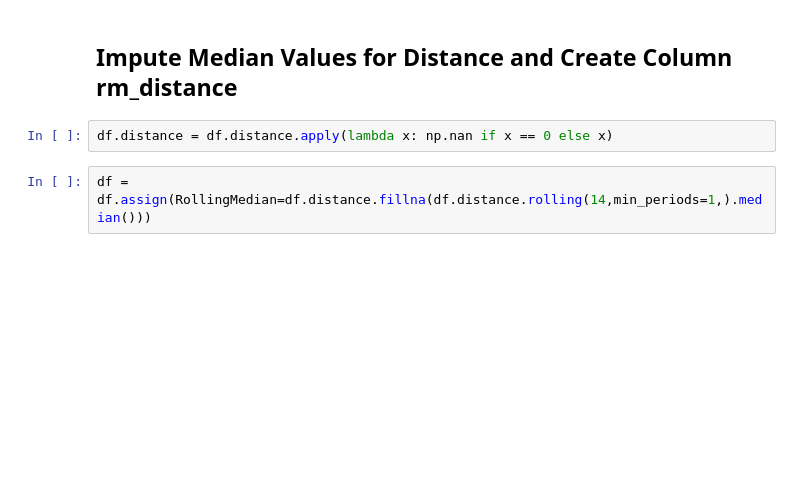
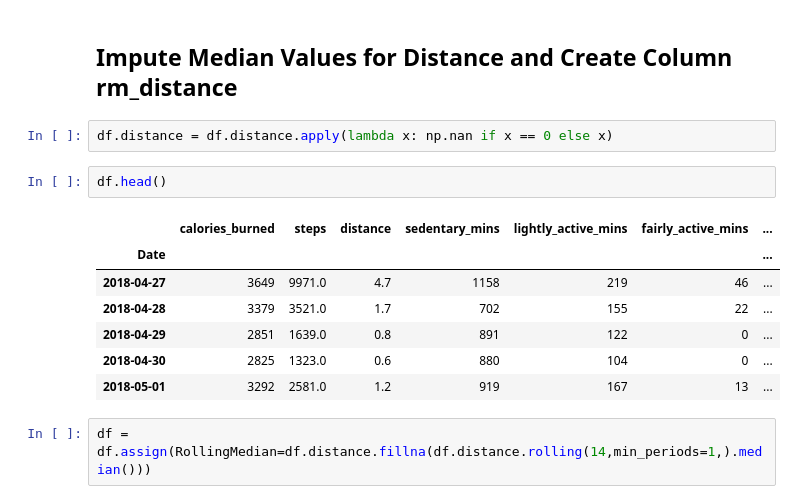
Before and after one commit to U-Gotta-Have-Faith/time_series, a Jupyter notebook: fitbit_deliverable.ipynb, the cells around one changed output. Saved outputs shown, nothing was run; the diff lists cells and outputs as text; blank space fills up the shorter version.

```diff
--- a/fitbit_deliverable.ipynb
+++ b/fitbit_deliverable.ipynb
@@ -486,5 +506,15 @@ plt.show()
 ## Impute Median Values for Distance and Create Column rm_distance
 # %%
 df.distance = df.distance.apply(lambda x: np.nan if x == 0 else x)
+# %%
+df.head()
+# %% [output]
+|  | calories_burned | steps | distance | sedentary_mins | lightly_active_mins | fairly_active_mins | ... |
+| Date |  |  |  |  |  |  | ... |
+| 2018-04-27 | 3649 | 9971.0 | 4.7 | 1158 | 219 | 46 | ... |
+| 2018-04-28 | 3379 | 3521.0 | 1.7 | 702 | 155 | 22 | ... |
+| 2018-04-29 | 2851 | 1639.0 | 0.8 | 891 | 122 | 0 | ... |
+| 2018-04-30 | 2825 | 1323.0 | 0.6 | 880 | 104 | 0 | ... |
+| 2018-05-01 | 3292 | 2581.0 | 1.2 | 919 | 167 | 13 | ... |
 # %%
 df = df.assign(RollingMedian=df.distance.fillna(df.distance.rolling(14,min_periods=1,).median()))
```
Also changed, not shown: parts of 6 cells of this notebook.
